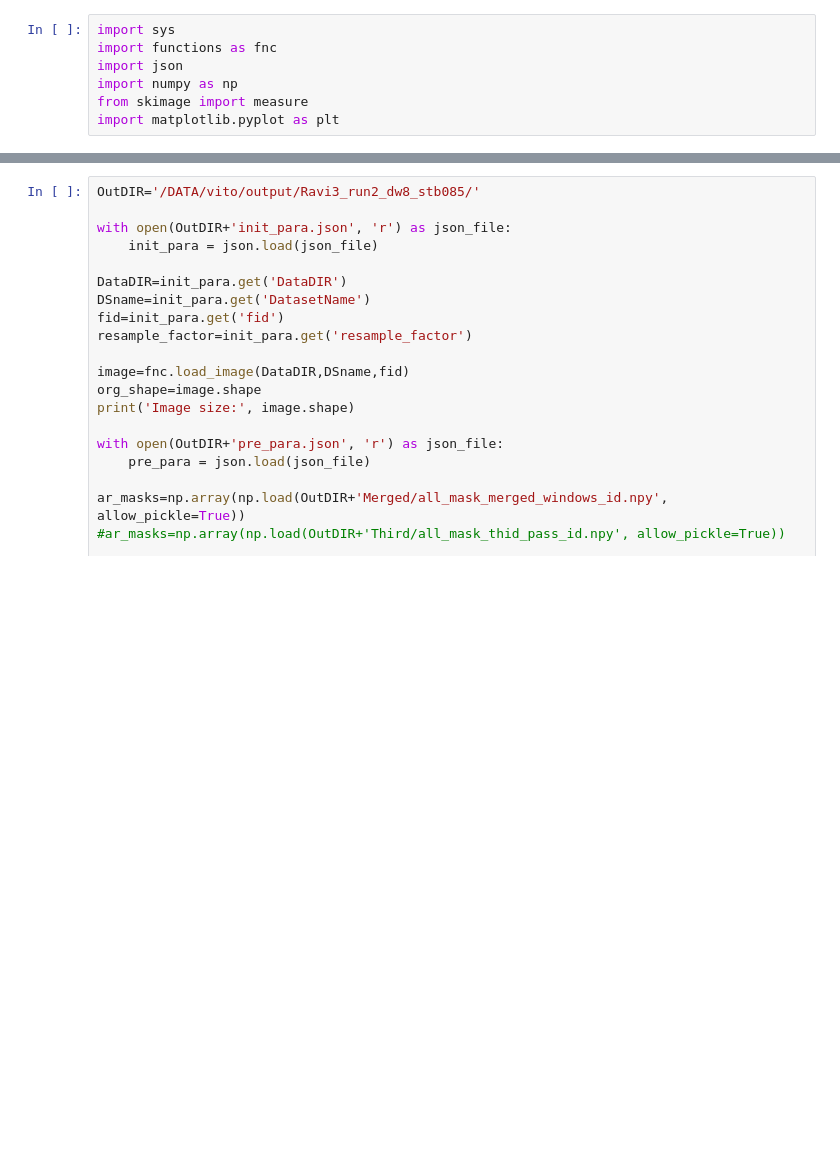
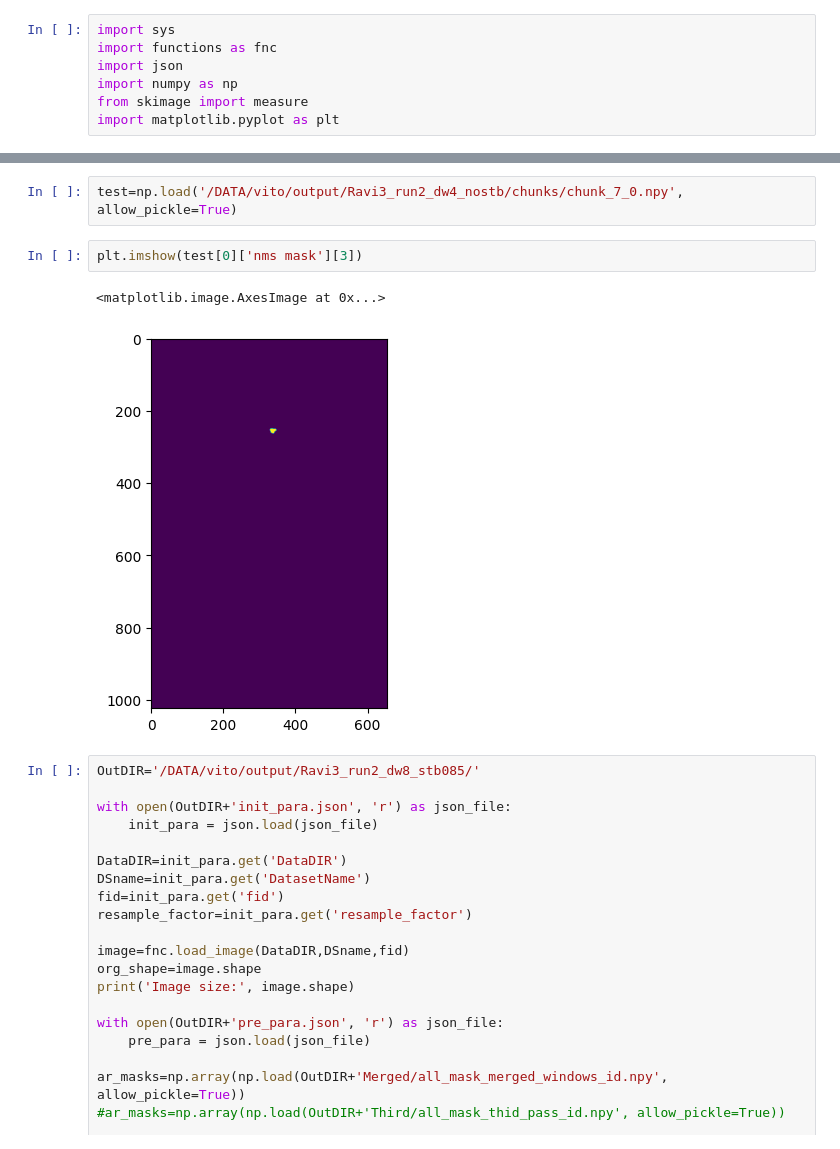
Before and after one commit to UP-RS-ESP/OrthoSAM, a Jupyter notebook: code/get_centroid_for_napari.ipynb, the cells around one changed output, grey strips where cells are left out. Drawn from its saved outputs; the diff is of its cells as text; blank space fills up the shorter version.

```diff
--- a/code/get_centroid_for_napari.ipynb
+++ b/code/get_centroid_for_napari.ipynb
@@ -8,3 +56,10 @@ import matplotlib.pyplot as plt
+# %%
+test=np.load('/DATA/vito/output/Ravi3_run2_dw4_nostb/chunks/chunk_7_0.npy', allow_pickle=True)
+# %%
+plt.imshow(test[0]['nms mask'][3])
+# %% [output]
+<matplotlib.image.AxesImage at 0x...>
+[figure, added]
 # %%
 OutDIR='/DATA/vito/output/Ravi3_run2_dw8_stb085/'
 
```
Also changed, not shown: parts of 4 cells of this notebook, 8 other files.
